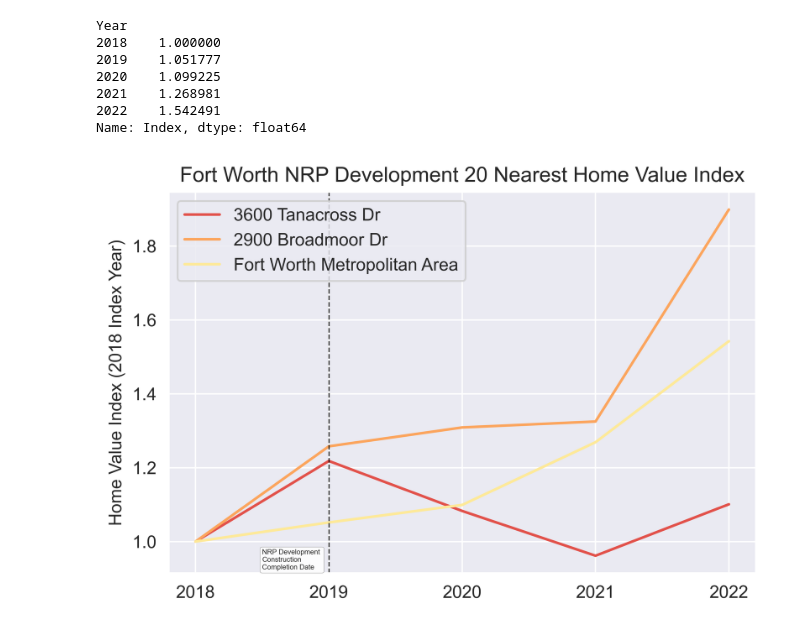
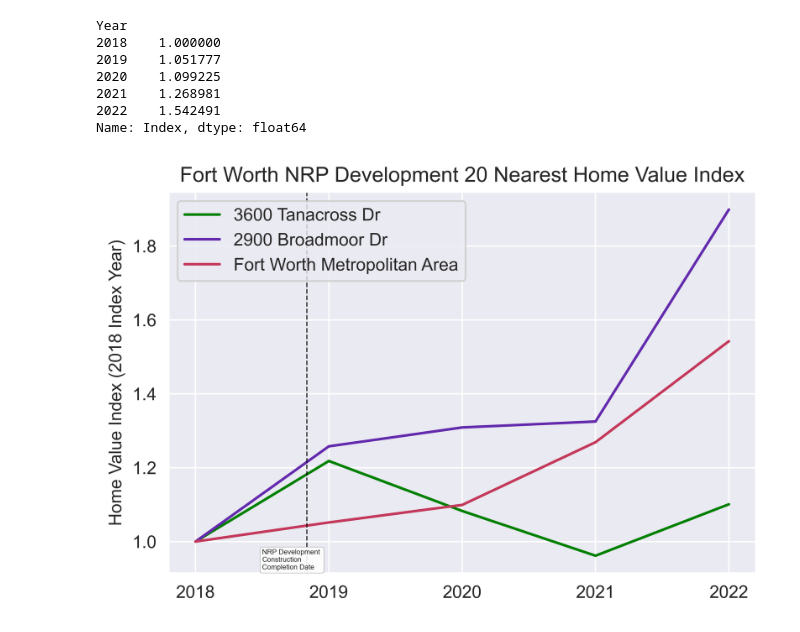
Before and after one commit to randymi01/nrp_analysis, a Jupyter notebook: closest/main.ipynb, the cells around one changed output. Saved outputs shown, nothing was run; the diff lists cells and outputs as text; code cells hidden in the pictures.

Commit message:
added graphs

```diff
--- a/closest/main.ipynb
+++ b/closest/main.ipynb
@@ -40,17 +40,17 @@ tanacross_index = tanacross.mean()
 # %%
 fig = plt.figure()
 ax = fig.add_subplot(111)
 
-ax.plot([2018,2019,2020,2021,2022],tanacross_index, label = "3600 Tanacross Dr")
-ax.plot([2018,2019,2020,2021,2022],broadmoor_index, label = "2900 Broadmoor Dr")
-ax.plot([2018,2019,2020,2021,2022],fw_index, label = "Fort Worth Metropolitan Area")
+ax.plot([2018,2019,2020,2021,2022],tanacross_index, label = "3600 Tanacross Dr", c= cmap[0])
+ax.plot([2018,2019,2020,2021,2022],broadmoor_index, label = "2900 Broadmoor Dr", c = cmap[1])
+ax.plot([2018,2019,2020,2021,2022],fw_index, label = "Fort Worth Metropolitan Area", c = cmap[2])
 ax.set_xticks([2018,2019,2020,2021,2022])
 ax.legend(loc="upper left")
 ax.set_title("Fort Worth NRP Development 20 Nearest Home Value Index")
 ax.set_ylabel("Home Value Index (2018 Index Year)",fontsize = 10)
-ax.axvline(2019, color = "black", linestyle = "--", lw = 0.7, alpha = 0.8)
+ax.axvline(2018+10/12, color = "black", linestyle = "--", lw = 0.7, alpha = 0.8)
 ax.text(2018.5, 0.95, 'NRP Development \nConstruction\nCompletion Date', ha='left', va='center', fontsize = 4,
          bbox=dict(boxstyle="round", fc="w", ec="0.5", alpha=0.9, lw = 0.2))
 fig.savefig("Fort Worth NRP Development 20 Nearest Home Value Index.png")
 # %% [output]
-[figure, old version]
+[figure, new version]
```
Also changed, not shown: parts of 6 cells of this notebook, 5 other files.
